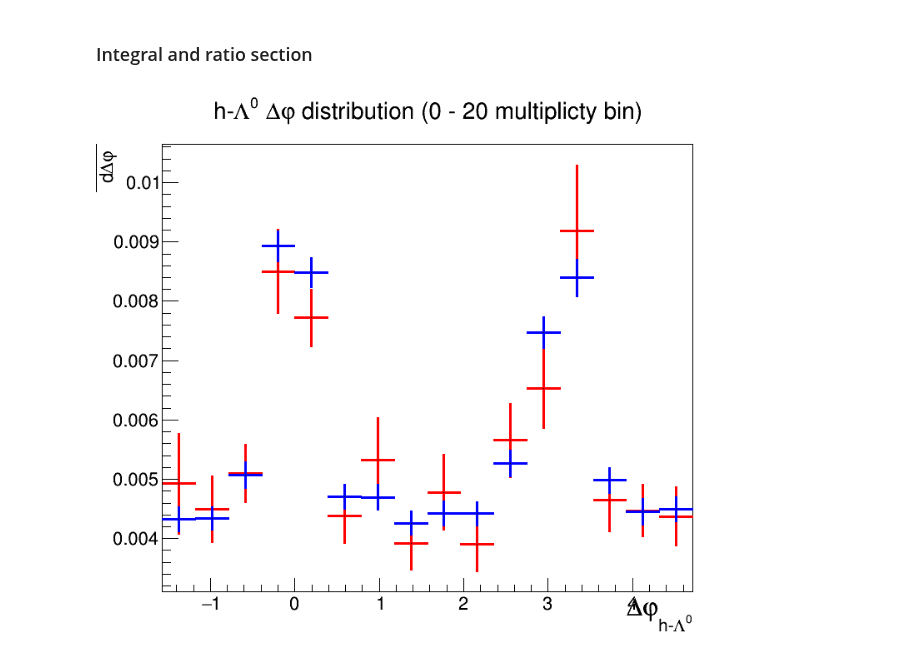
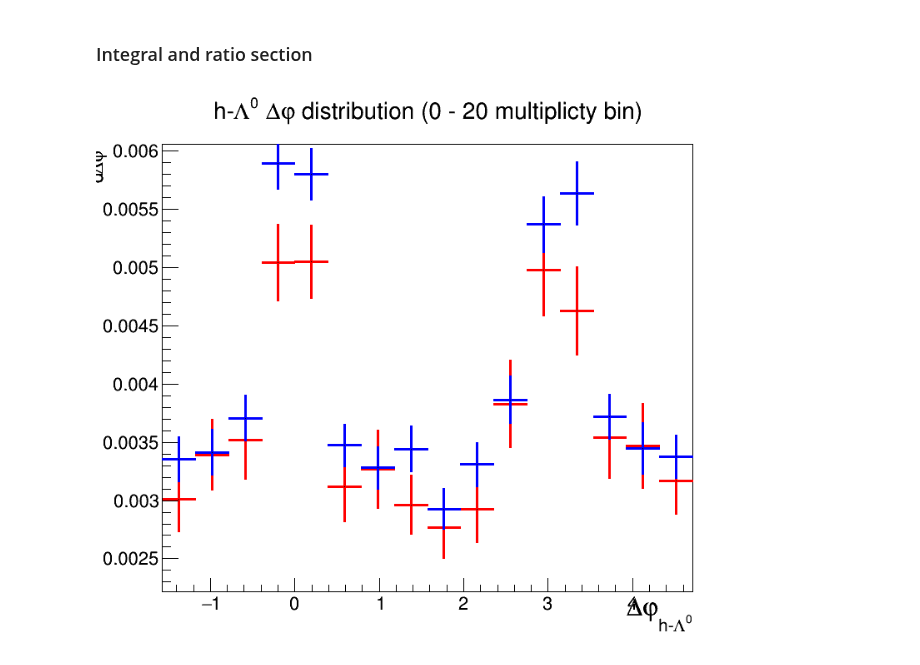
Before and after one commit to rhanniga/lambda-over-hadron, a Jupyter notebook: mc/offline/v0_closure_test.ipynb, the cells around one changed output. Saved outputs shown, nothing was run; the diff lists cells and outputs as text; code cells hidden in the pictures.

```diff
--- a/mc/offline/v0_closure_test.ipynb
+++ b/mc/offline/v0_closure_test.ipynb
@@ -197,7 +199,9 @@ c.Draw()
 # %%
 # eta cuts first
 lambda_dist_0_20.GetAxis(2).SetRangeUser(-0.8, 0.8)
-lambda_mass_dist_0_20 = h_lambda_0_20.Projection(4).Clone("lambda_mass_dist_0_20")
+lambda_dist_0_20_mc.GetAxis(2).SetRangeUser(-0.8, 0.8)
+lambda_mass_dist_0_20 = lambda_dist_0_20.Projection(3).Clone("lambda_mass_dist_0_20")
+lambda_mass_dist_0_20_mc = lambda_dist_0_20_mc.Projection(3).Clone("lambda_mass_dist_0_20_mc")
 # %%
 lambda_mass_dist_0_20.SetTitle("#Lambda^{0} invariant mass distribution (p-#pi)")
 lambda_mass_dist_0_20.Sumw2()
@@ -617,13 +628,12 @@ h_lambda_dphi_subtracted_0_20_mc.GetXaxis().SetTitleSize(0.05)
 h_lambda_dphi_subtracted_0_20_mc.GetXaxis().SetTitleOffset(0.5)
 # %%
 h_lambda_dphi_subtracted_0_20.GetYaxis().SetRangeUser(h_lambda_dphi_subtracted_0_20.GetMinimum()*0.8, h_lambda_dphi_subtracted_0_20.GetMaximum()*1.2)
-h_lambda_dphi_subtracted_0_20.Scale(2)
 h_lambda_dphi_subtracted_0_20.Draw()
 h_lambda_dphi_subtracted_0_20_mc.SetLineColor(rt.kBlue)
 h_lambda_dphi_subtracted_0_20_mc.Draw("SAME")
 c.Draw()
 # %% [output]
-[figure, old version]
+[figure, new version]
 # %%
 hl_closure_ratio_0_20_fit = rt.TF1("hl_closure_ratio_fit_0_20", "pol0", -2, 5)
 hl_closure_ratio_0_20_fit.SetLineColor(rt.kBlue)
```
Also changed, not shown: parts of 25 cells of this notebook, 5 other files.
